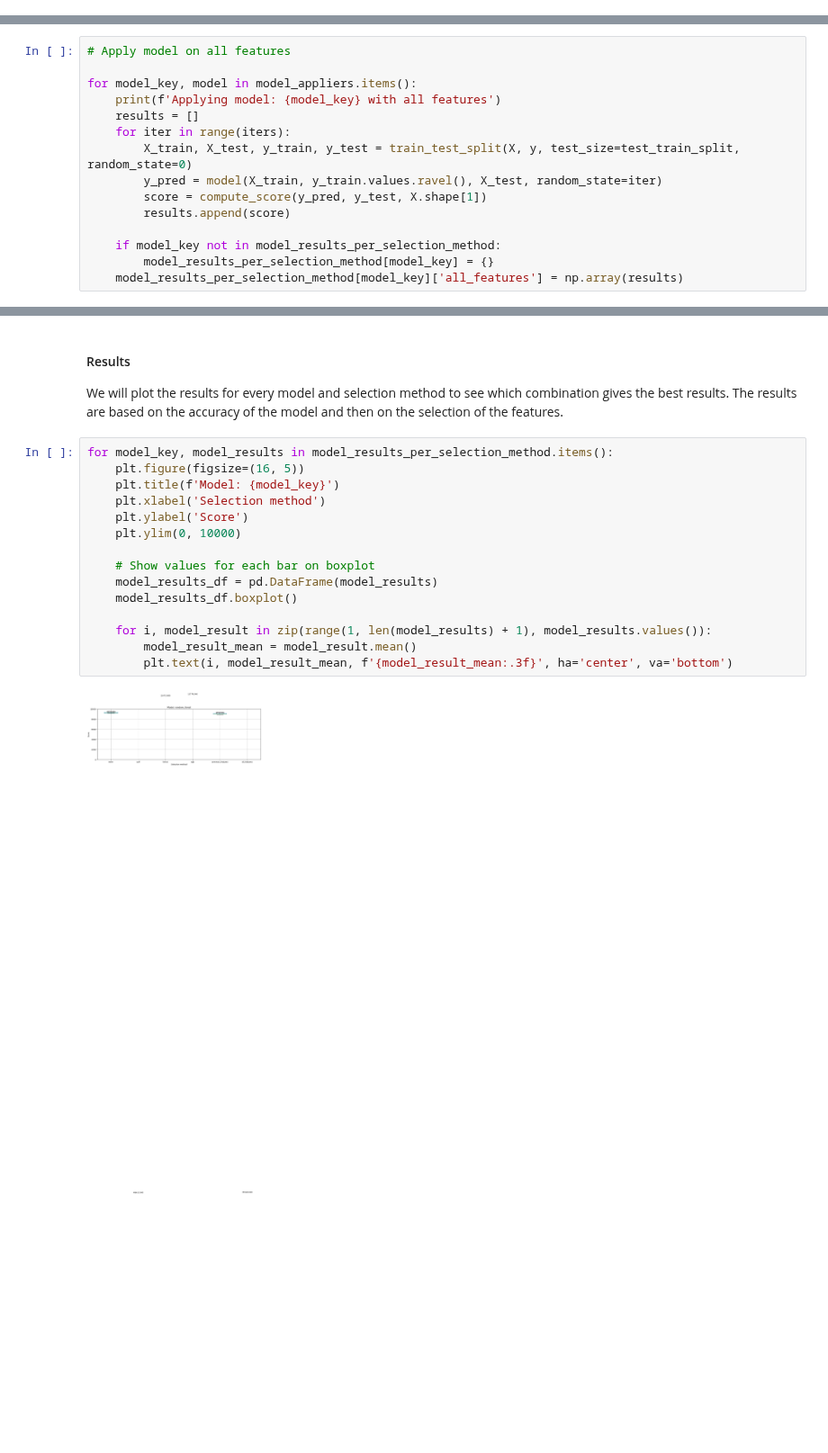
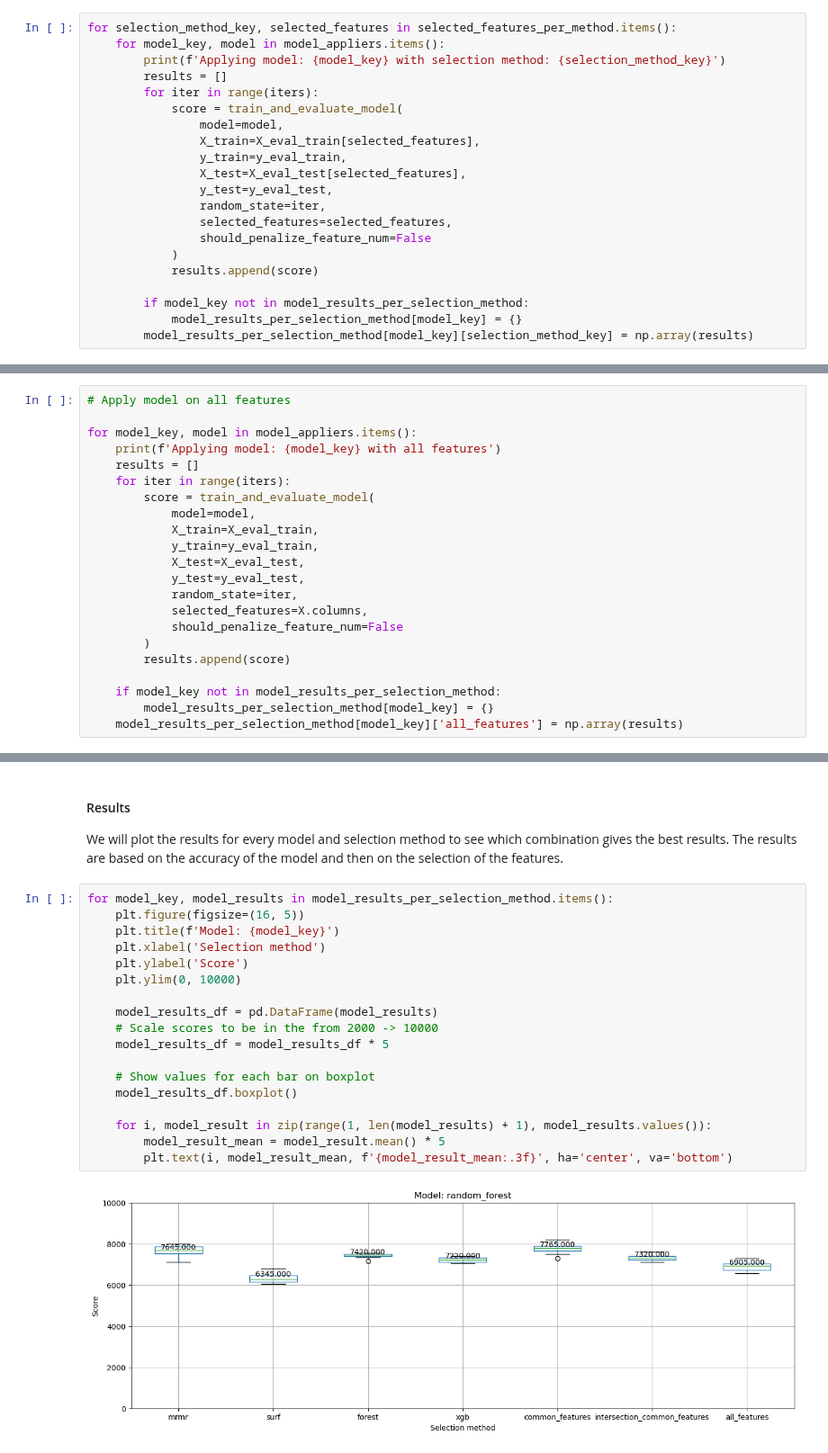
Before and after one commit to KarinaTiurina/aml_projects, a Jupyter notebook: Project2/data/feature_selection_algorithm_comparison.ipynb, the cells around one changed output, grey strips where cells are left out. Shown at 90% size. Saved outputs shown, nothing was run; the diff lists cells and outputs as text; blank space fills up the shorter version.

```diff
--- a/Project2/data/feature_selection_algorithm_comparison.ipynb
+++ b/Project2/data/feature_selection_algorithm_comparison.ipynb
@@ -284,0 +262,21 @@ Applying model: sgd with selection method: common_features
+# %%
+for selection_method_key, selected_features in selected_features_per_method.items():
+    for model_key, model in model_appliers.items():
+        print(f'Applying model: {model_key} with selection method: {selection_method_key}')
+        results = []
+        for iter in range(iters):
+            score = train_and_evaluate_model(
+                model=model,
+                X_train=X_eval_train[selected_features],
+                y_train=y_eval_train,
+                X_test=X_eval_test[selected_features],
+                y_test=y_eval_test,
+                random_state=iter,
+                selected_features=selected_features,
+                should_penalize_feature_num=False
+            )
+            results.append(score)
+
+        if model_key not in model_results_per_selection_method:
+            model_results_per_selection_method[model_key] = {}
+        model_results_per_selection_method[model_key][selection_method_key] = np.array(results)
@@ -289,9 +305,16 @@ for model_key, model in model_appliers.items():
     print(f'Applying model: {model_key} with all features')
     results = []
     for iter in range(iters):
-        X_train, X_test, y_train, y_test = train_test_split(X, y, test_size=test_train_split, random_state=0)
-        y_pred = model(X_train, y_train.values.ravel(), X_test, random_state=iter)
-        score = compute_score(y_pred, y_test, X.shape[1])
+        score = train_and_evaluate_model(
+            model=model,
+            X_train=X_eval_train,
+            y_train=y_eval_train,
+            X_test=X_eval_test,
+            y_test=y_eval_test,
+            random_state=iter,
+            selected_features=X.columns,
+            should_penalize_feature_num=False
+        )
         results.append(score)
 
     if model_key not in model_results_per_selection_method:
@@ -310,17 +335,20 @@ The results are based on the accuracy of the model and then on the selection of
 # %%
 for model_key, model_results in model_results_per_selection_method.items():
     plt.figure(figsize=(16, 5))
     plt.title(f'Model: {model_key}')
     plt.xlabel('Selection method')
     plt.ylabel('Score')
     plt.ylim(0, 10000)
 
+    model_results_df = pd.DataFrame(model_results)
+    # Scale scores to be in the from 2000 -> 10000
+    model_results_df = model_results_df * 5
+
     # Show values for each bar on boxplot
-    model_results_df = pd.DataFrame(model_results)
     model_results_df.boxplot()
 
     for i, model_result in zip(range(1, len(model_results) + 1), model_results.values()):
-        model_result_mean = model_result.mean()
+        model_result_mean = model_result.mean() * 5
         plt.text(i, model_result_mean, f'{model_result_mean:.3f}', ha='center', va='bottom')
 # %% [output]
-[figure, old version]
+[figure, new version]
```
Also changed, not shown: parts of 7 cells of this notebook, 2 other files.
